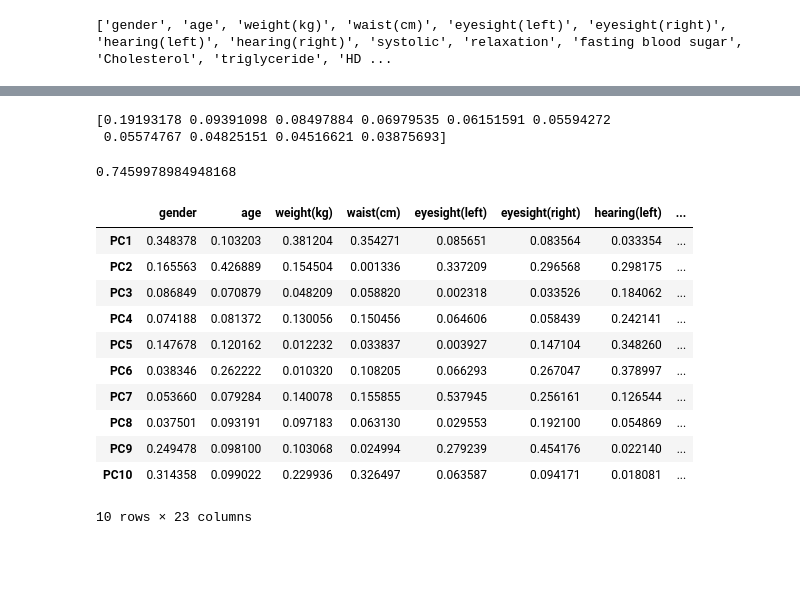
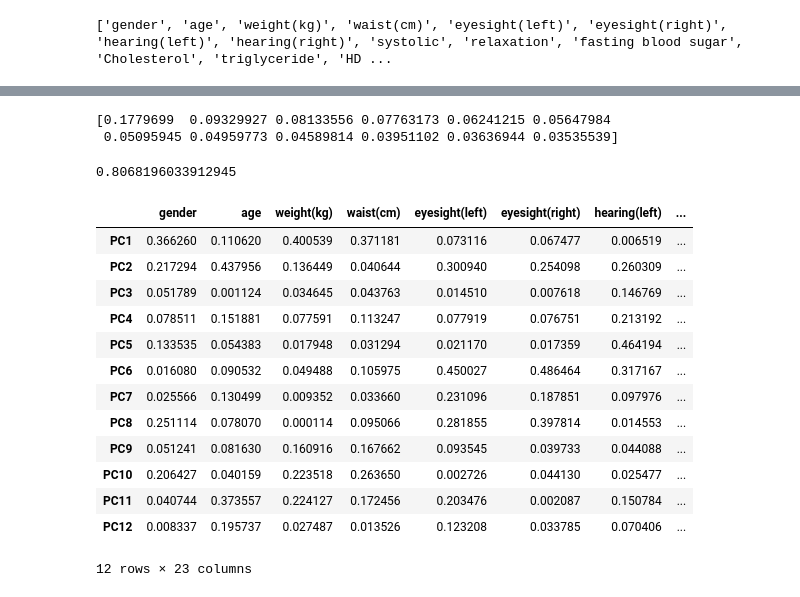
Before and after one commit to cricci3/Smoker-Detector-ML-Model, a Jupyter notebook: PCA_SVM_smoking.ipynb, the cells around one changed output, grey strips where cells are left out. Saved outputs shown, nothing was run; the diff lists cells and outputs as text; code cells hidden in the pictures; blank space fills up the shorter version.

```diff
--- a/PCA_SVM_smoking.ipynb
+++ b/PCA_SVM_smoking.ipynb
@@ -1,4 +1,4 @@
 # %%
 import pandas as pd
 df = pd.read_csv('smoking.csv')
-df = df[:2000]
+df = df[:10000]
@@ -69,37 +68,39 @@ plt.show()
 # %%
 # Applica la PCA per ridurre la dimensionalità dei dati
-pca = PCA(n_components=10).fit(scaled_data)
+pca = PCA(n_components=12).fit(scaled_data)
 pca_data = pca.transform(scaled_data)
 # Quantifichiamo la percentuale di varianza spiegata da ciascuno delle componenti.
 print(pca.explained_variance_ratio_)
 # %% [output]
-[0.19193178 0.09391098 0.08497884 0.06979535 0.06151591 0.05594272
- 0.05574767 0.04825151 0.04516621 0.03875693]
+[0.1779699  0.09329927 0.08133556 0.07763173 0.06241215 0.05647984
+ 0.05095945 0.04959773 0.04589814 0.03951102 0.03636944 0.03535539]
 # %%
 sum = 0
 for data in pca.explained_variance_ratio_:
     sum += data
 print(sum)
 # %% [output]
-0.7459978984948168
+0.8068196033912945
 # %%
-pca_df = pd.DataFrame(abs(pca.components_[:10]), columns=df.columns[:-1],
+pca_df = pd.DataFrame(abs(pca.components_[:12]), columns=df.columns[:-1],
                      index=['PC1','PC2','PC3','PC4','PC5',
-                            'PC6','PC7','PC8','PC9','PC10'])
+                            'PC6','PC7','PC8','PC9','PC10','PC11','PC12'])
 pca_df
 # %% [output]
 |  | gender | age | weight(kg) | waist(cm) | eyesight(left) | eyesight(right) | hearing(left) | ... |
-| PC1 | 0.348378 | 0.103203 | 0.381204 | 0.354271 | 0.085651 | 0.083564 | 0.033354 | ... |
-| PC2 | 0.165563 | 0.426889 | 0.154504 | 0.001336 | 0.337209 | 0.296568 | 0.298175 | ... |
-| PC3 | 0.086849 | 0.070879 | 0.048209 | 0.058820 | 0.002318 | 0.033526 | 0.184062 | ... |
-| PC4 | 0.074188 | 0.081372 | 0.130056 | 0.150456 | 0.064606 | 0.058439 | 0.242141 | ... |
-| PC5 | 0.147678 | 0.120162 | 0.012232 | 0.033837 | 0.003927 | 0.147104 | 0.348260 | ... |
-| PC6 | 0.038346 | 0.262222 | 0.010320 | 0.108205 | 0.066293 | 0.267047 | 0.378997 | ... |
-| PC7 | 0.053660 | 0.079284 | 0.140078 | 0.155855 | 0.537945 | 0.256161 | 0.126544 | ... |
-| PC8 | 0.037501 | 0.093191 | 0.097183 | 0.063130 | 0.029553 | 0.192100 | 0.054869 | ... |
-| PC9 | 0.249478 | 0.098100 | 0.103068 | 0.024994 | 0.279239 | 0.454176 | 0.022140 | ... |
-| PC10 | 0.314358 | 0.099022 | 0.229936 | 0.326497 | 0.063587 | 0.094171 | 0.018081 | ... |
+| PC1 | 0.366260 | 0.110620 | 0.400539 | 0.371181 | 0.073116 | 0.067477 | 0.006519 | ... |
+| PC2 | 0.217294 | 0.437956 | 0.136449 | 0.040644 | 0.300940 | 0.254098 | 0.260309 | ... |
+| PC3 | 0.051789 | 0.001124 | 0.034645 | 0.043763 | 0.014510 | 0.007618 | 0.146769 | ... |
+| PC4 | 0.078511 | 0.151881 | 0.077591 | 0.113247 | 0.077919 | 0.076751 | 0.213192 | ... |
+| PC5 | 0.133535 | 0.054383 | 0.017948 | 0.031294 | 0.021170 | 0.017359 | 0.464194 | ... |
+| PC6 | 0.016080 | 0.090532 | 0.049488 | 0.105975 | 0.450027 | 0.486464 | 0.317167 | ... |
+| PC7 | 0.025566 | 0.130499 | 0.009352 | 0.033660 | 0.231096 | 0.187851 | 0.097976 | ... |
+| PC8 | 0.251114 | 0.078070 | 0.000114 | 0.095066 | 0.281855 | 0.397814 | 0.014553 | ... |
+| PC9 | 0.051241 | 0.081630 | 0.160916 | 0.167662 | 0.093545 | 0.039733 | 0.044088 | ... |
+| PC10 | 0.206427 | 0.040159 | 0.223518 | 0.263650 | 0.002726 | 0.044130 | 0.025477 | ... |
+| PC11 | 0.040744 | 0.373557 | 0.224127 | 0.172456 | 0.203476 | 0.002087 | 0.150784 | ... |
+| PC12 | 0.008337 | 0.195737 | 0.027487 | 0.013526 | 0.123208 | 0.033785 | 0.070406 | ... |
-10 rows × 23 columns
+12 rows × 23 columns
 # %%
 # crea un nuovo dataframe con le componenti principali
 df_pca = pd.DataFrame(data = pca_data,
```
Also changed, not shown: parts of 18 cells of this notebook.
